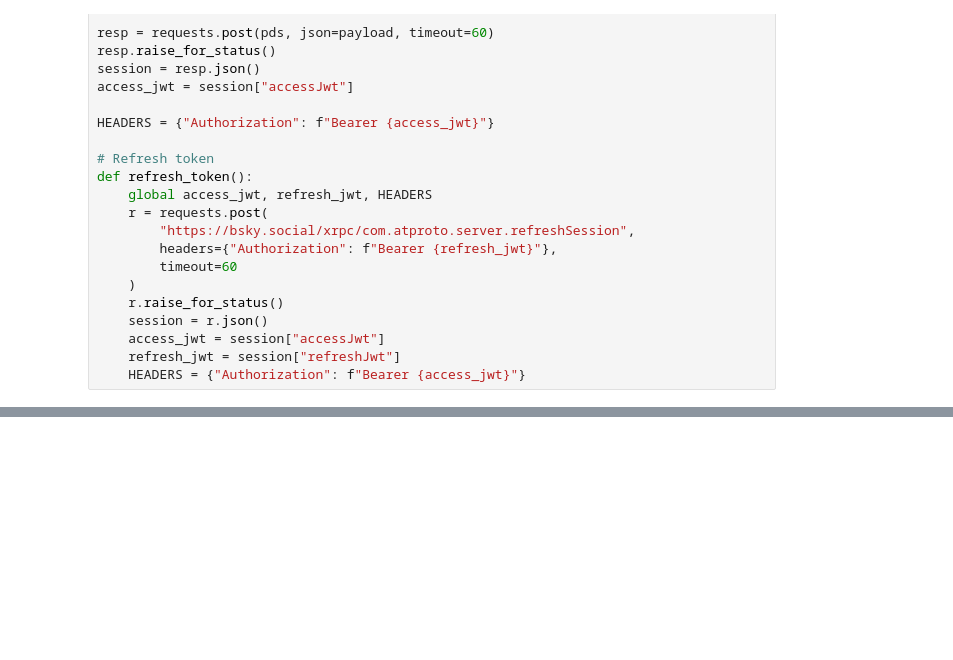
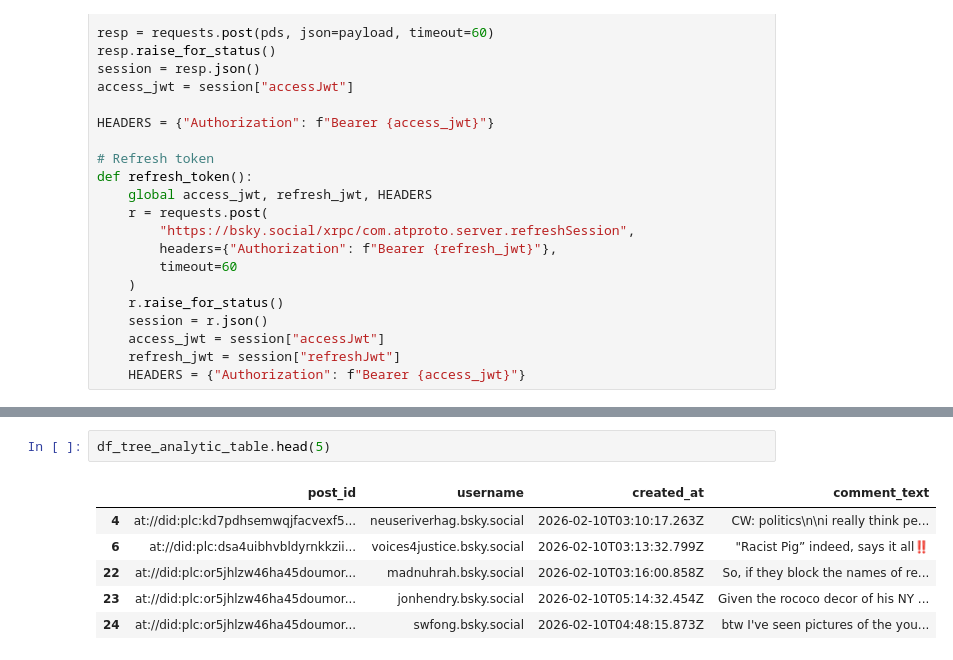
Before and after one commit to aprilchia/ADS-509_LLM, a Jupyter notebook: scripts/bluesky-scrape.ipynb, the cells around one changed output, grey strips where cells are left out. Saved outputs shown, nothing was run; the diff lists cells and outputs as text; blank space fills up the shorter version.

```diff
--- a/scripts/bluesky-scrape.ipynb
+++ b/scripts/bluesky-scrape.ipynb
@@ -194,0 +387,9 @@ df_t.to_csv(r"C:\Users\celin\OneDrive\Education\USD-MS-ADS\ADS-509-Applied-Text-
+# %%
+df_tree_analytic_table.head(5)
+# %% [output]
+|  | post_id | username | created_at | comment_text |
+| 4 | at://did:plc:kd7pdhsemwqjfacvexf5... | neuseriverhag.bsky.social | 2026-02-10T03:10:17.263Z | CW: politics\n\ni really think pe... |
+| 6 | at://did:plc:dsa4uibhvbldyrnkkzii... | voices4justice.bsky.social | 2026-02-10T03:13:32.799Z | "Racist Pig” indeed, says it all‼️ |
+| 22 | at://did:plc:or5jhlzw46ha45doumor... | madnuhrah.bsky.social | 2026-02-10T03:16:00.858Z | So, if they block the names of re... |
+| 23 | at://did:plc:or5jhlzw46ha45doumor... | jonhendry.bsky.social | 2026-02-10T05:14:32.454Z | Given the rococo decor of his NY ... |
+| 24 | at://did:plc:or5jhlzw46ha45doumor... | swfong.bsky.social | 2026-02-10T04:48:15.873Z | btw I've seen pictures of the you... |
```
Also changed, not shown: parts of 16 cells of this notebook, 14 other files.
